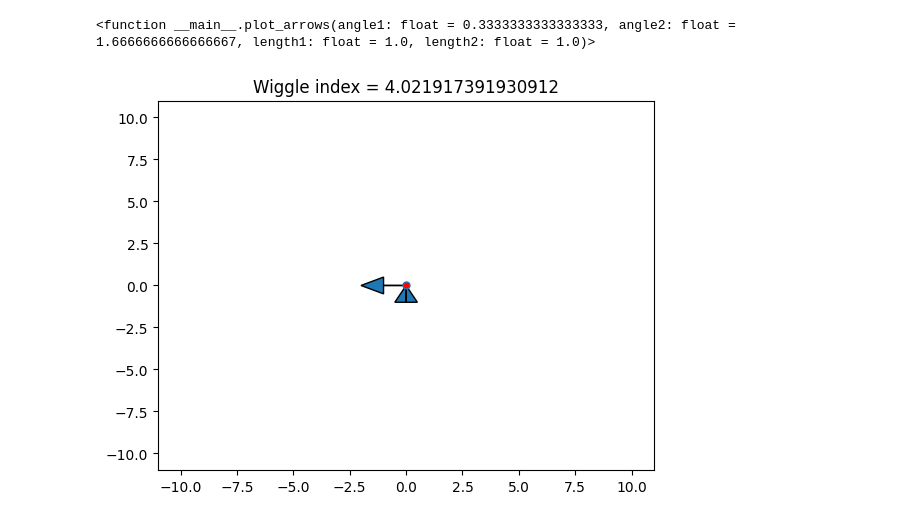
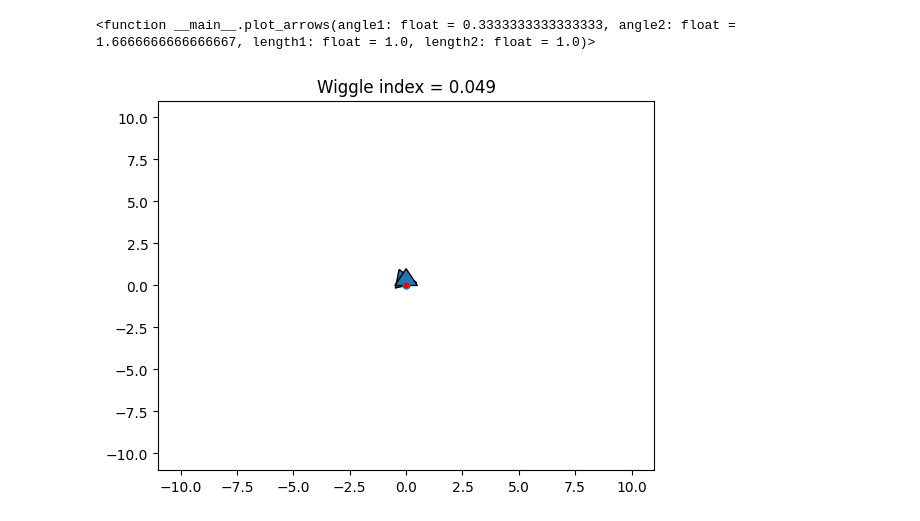
Before and after one commit to Jan961/2095736w, a Jupyter notebook: experiments/diverging_stress_measures_mystery/wiggle_index/wiggle_index_demo.ipynb, the cells around one changed output. Cells and saved outputs as stored; diff of their text form; code cells hidden in the pictures.

Commit message:
cube, snad plots, wiggle index correction

```diff
--- a/experiments/diverging_stress_measures_mystery/wiggle_index/wiggle_index_demo.ipynb
+++ b/experiments/diverging_stress_measures_mystery/wiggle_index/wiggle_index_demo.ipynb
@@ -16,7 +16,7 @@ def plot_arrows(angle1: float = 1/3, angle2: float = 5/3, length1: float = 1.0,
     arr1 = np.array([x1,y1])
     arr2 = np.array([x2,y2])
 
-    w_index =  wiggle_index_vector_pair(arr1,arr2)
+    w_index =  wiggle_index_vector_pair(arr1,arr2, cutoff=0.1)
 
     ax.set_xlim([-11, 11])
     ax.set_ylim([-11, 11])
@@ -35,6 +35,6 @@ interactive(children=(FloatSlider(value=0.3333333333333333, description='angle1'
 # %%
 # in case ipywidgets doesn't work
 
-plot_arrows(1, 0.5, 2, 1)
+plot_arrows(0.6, 0.5, 1, 1)
 # %% [output]
-[figure, old version]
+[figure, new version]
```
Also changed, not shown: parts of 1 cell of this notebook, 5 other files.
